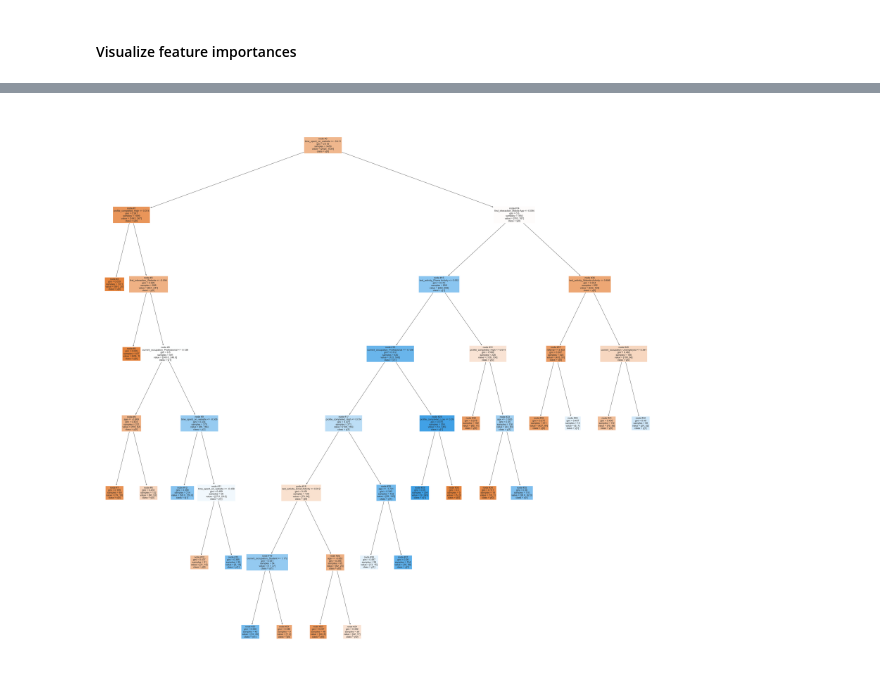
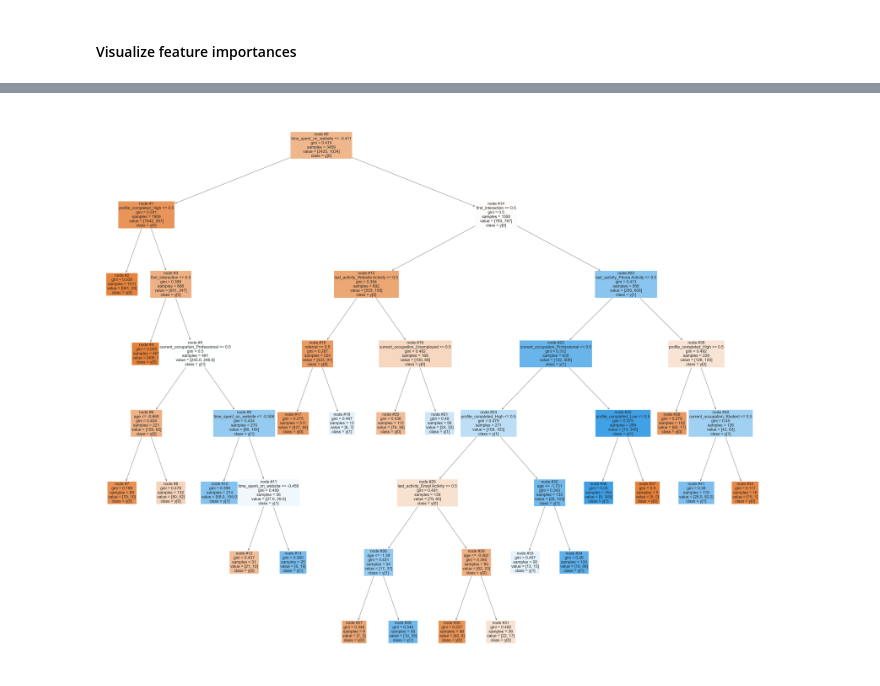
Before and after one commit to johnxbullock/edTech-analysis, a Jupyter notebook: PotentialCustomersPrediction.ipynb, the cells around one changed output, grey strips where cells are left out. Drawn from its saved outputs; the diff is of its cells as text; code cells hidden in the pictures.

Commit message:
Updated EDA, finished Random Forest.

```diff
--- a/PotentialCustomersPrediction.ipynb
+++ b/PotentialCustomersPrediction.ipynb
@@ -590,10 +958,17 @@ df.head()
 #encode the referral binary variable
 df['referral'] = df['referral'].map({"Yes": 1, "No": 0})
 
+# first interaction takes on two outcomes so encode as a binary variable
+df['first_interaction'] = df['first_interaction'].map({"Website": 1, "Mobile App": 0})
+
 # inspect the resulting values in the referral column
 df['referral'].unique()
 # %% [output]
 array([0, 1], dtype=int64)
+# %%
+# remove first interaction from the categorical variables and add to binary variables
+binary_vars.append("first_interaction")
+categorical_vars.remove("first_interaction")
 # %%
 # encode the categorical variables with dummy variables
 df = pd.get_dummies(df,columns=categorical_vars, dtype='int')
@@ -760,0 +1113,33 @@ alpha_star
+# %%
+# train the decision tree using effective alphas
+
+# list to hold each of the pruned trees for different values of alpha
+pruned_trees = []
+
+for alpha in alphas:
+    # initialize a tree model with the current alpha
+    treex = DecisionTreeClassifier(random_state=0, ccp_alpha=alpha)
+
+    # fit the data to the model
+    treex.fit(X_train_df, Y_train)
+
+    #append the model to the list
+    pruned_trees.append(treex)
+
+# accuracy vs alpha for training and test sets
+
+# get the train scores?
+train_scores: list = [t.score(X_train_df,Y_train) for t in pruned_trees]
+
+# get the test scores
+test_scores: list = [t.score(X_test_df, Y_test) for t in pruned_trees]
+
+# plot the results
+fig, ax = plt.subplots()
+ax.set_xlabel("alpha")
+ax.set_ylabel("accuracy")
+ax.set_title("Accuracy vs alpha for training and testing sets")
+ax.plot(alphas, train_scores, marker="o", label="train", drawstyle="steps-post")
+ax.plot(alphas, test_scores, marker="o", label="test", drawstyle="steps-post")
+ax.legend()
+plt.show()
@@ -915,16 +1230,16 @@ sns.barplot(importance_df, x = "Importance", y = importance_df.index)
 # %%
 # get the list of features to plot
 features = list(X.columns)
 
 # initialize an empty figure
-plt.figure(figsize = (50, 50))
+plt.figure(figsize = (60, 50))
 
 #create a plot of the tree
-tree.plot_tree(tree_star, feature_names = features, filled = True, fontsize = 12, node_ids = True, class_names = True)
+tree.plot_tree(tree_star, feature_names = features, filled = True, fontsize = 20, node_ids = True, class_names = True)
 
 plt.show()
 # %% [output]
-[figure, old version]
+[figure, new version]
 # %% [markdown]
 ### Observations
 
```
Also changed, not shown: parts of 104 cells of this notebook.
